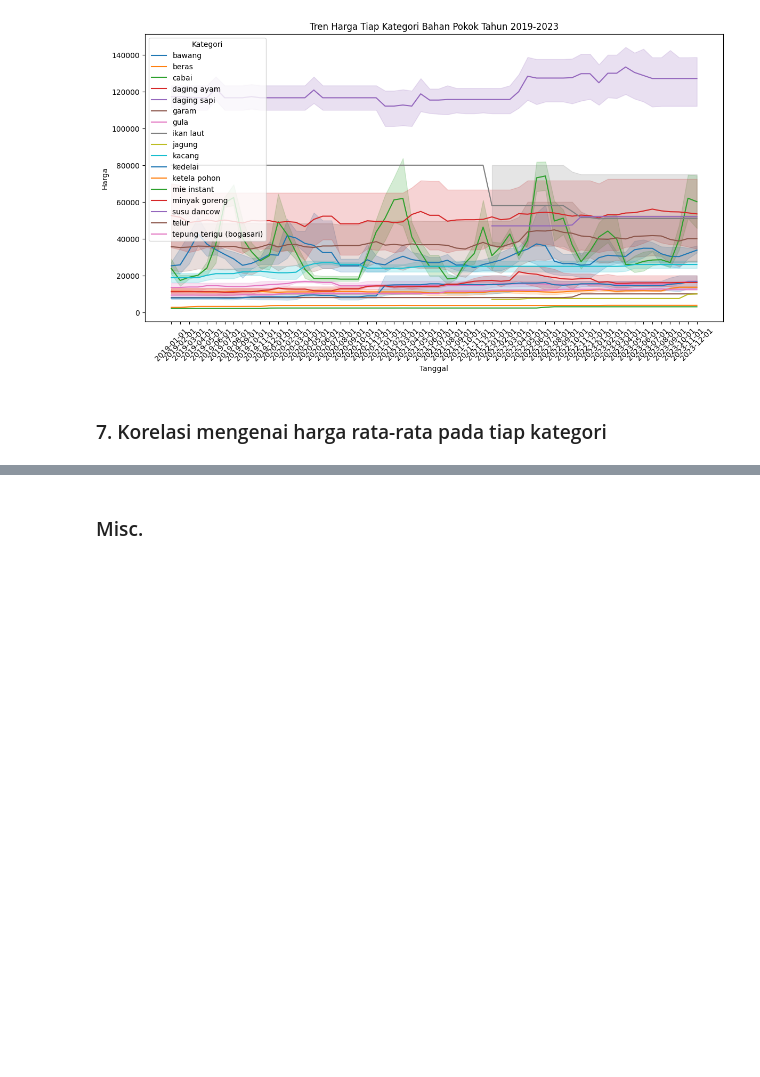
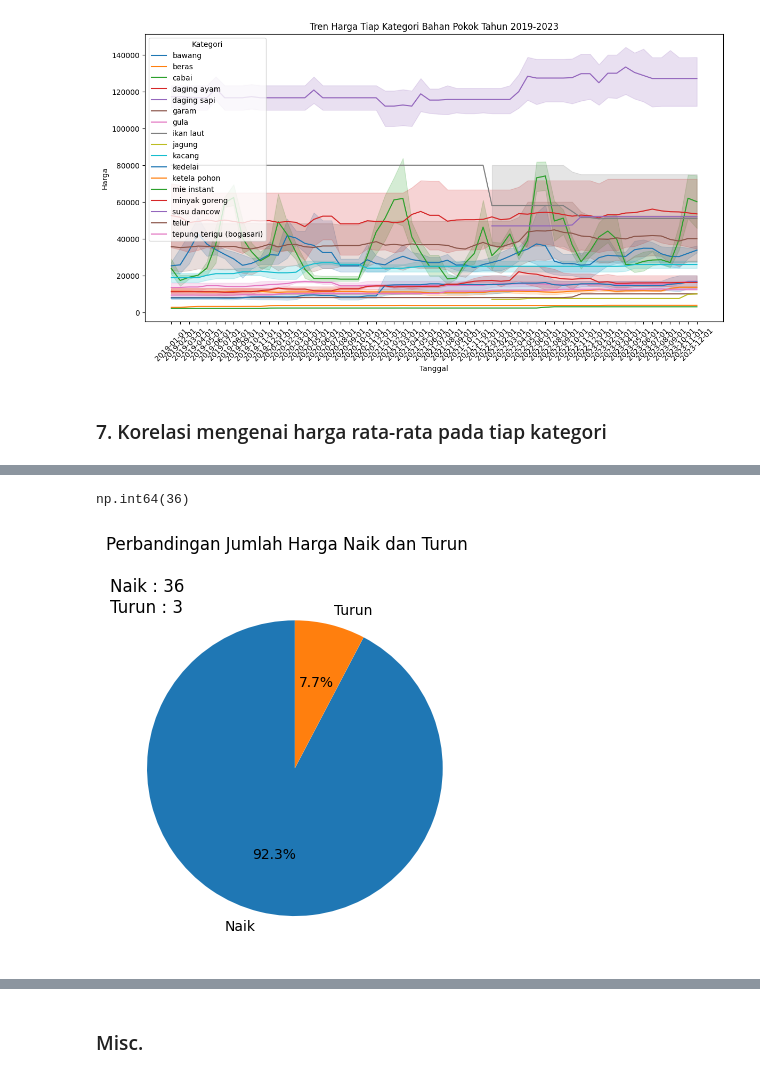
Before and after one commit to chiquitosaf/analisis-harga-bahan-banyumas, a Jupyter notebook: bahan_pokok_bulanan.ipynb, the cells around one changed output, grey strips where cells are left out. Drawn from its saved outputs; the diff is of its cells as text; code cells hidden in the pictures; blank space fills up the shorter version.

```diff
--- a/bahan_pokok_bulanan.ipynb
+++ b/bahan_pokok_bulanan.ipynb
@@ -747,0 +781,20 @@ plt.show()
+# %%
+# Perubahan Harga Bahan Pokok dari tahun 2019 sampai 2023
+
+df_perubahan = pd.DataFrame()
+commodities = df['nama'].unique()
+
+df_perubahan['komoditas'] = commodities
+price_changes = []
+naik_turun = []
+for commodity in commodities:
+    subset = df[df['nama'] == commodity]['harga']
+    for i in range(len(subset)):
+        if subset.iloc[i] != 0 and not np.isnan(subset.iloc[i]):
+            price_changes.append(np.abs(subset.iloc[len(subset)-1] - subset.iloc[i]) / subset.iloc[i] * 100)
+            naik_turun.append('naik' if subset.iloc[len(subset)-1] > subset.iloc[i] else 'turun')
+            break
+
+df_perubahan['perubahan_harga(%)'] = price_changes
+df_perubahan['naik_turun'] = naik_turun
+df_perubahan.sort_values('perubahan_harga(%)', ascending=False, ignore_index=True)
@@ -747,0 +819,13 @@ plt.show()
+# %%
+df_perubahan['naik_turun'].value_counts()['naik']
+# %% [output]
+np.int64(36)
+# %%
+plt.pie(df_perubahan['naik_turun'].value_counts(), labels=['Naik', 'Turun'], autopct='%1.1f%%', startangle=90)
+plt.suptitle('Perbandingan Jumlah Harga Naik dan Turun')
+plt.title(f'Naik : {df_perubahan["naik_turun"].value_counts()["naik"]}\nTurun : {df_perubahan["naik_turun"].value_counts()["turun"]}',
+           y = 0.9,
+           loc='left')
+plt.show()
+# %% [output]
+[figure, added]
```
Also changed, not shown: parts of 6 cells of this notebook.
